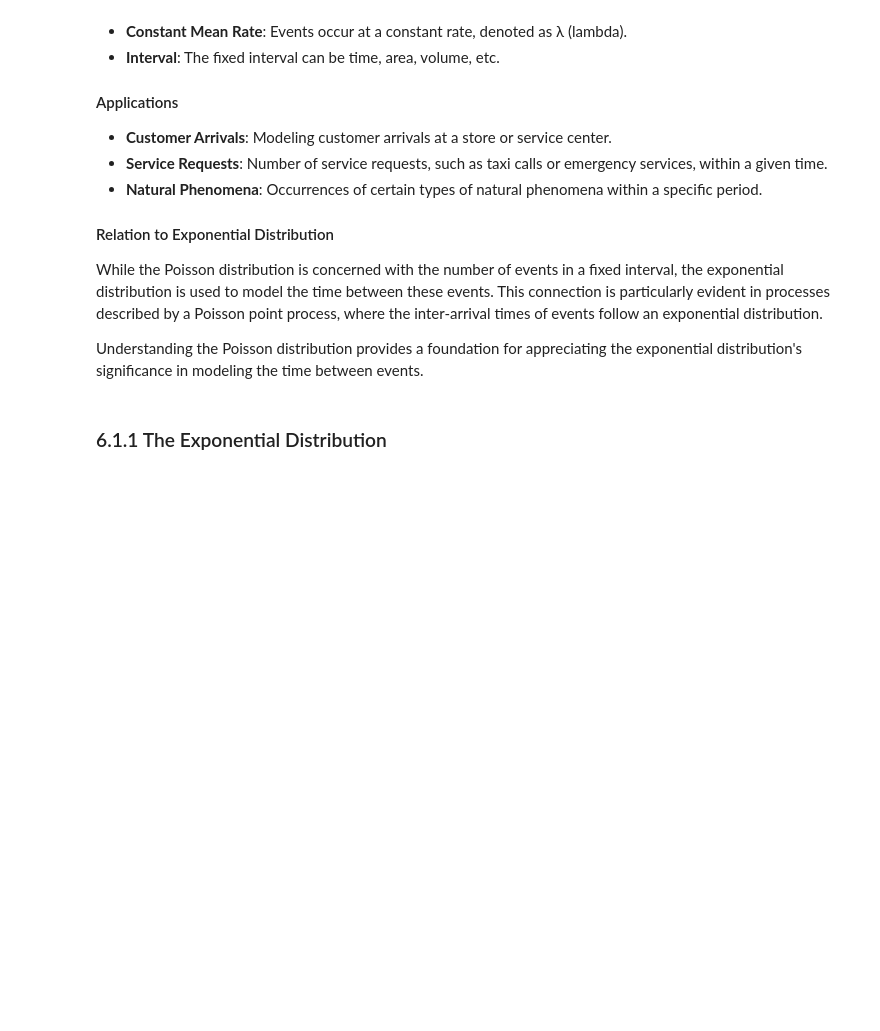
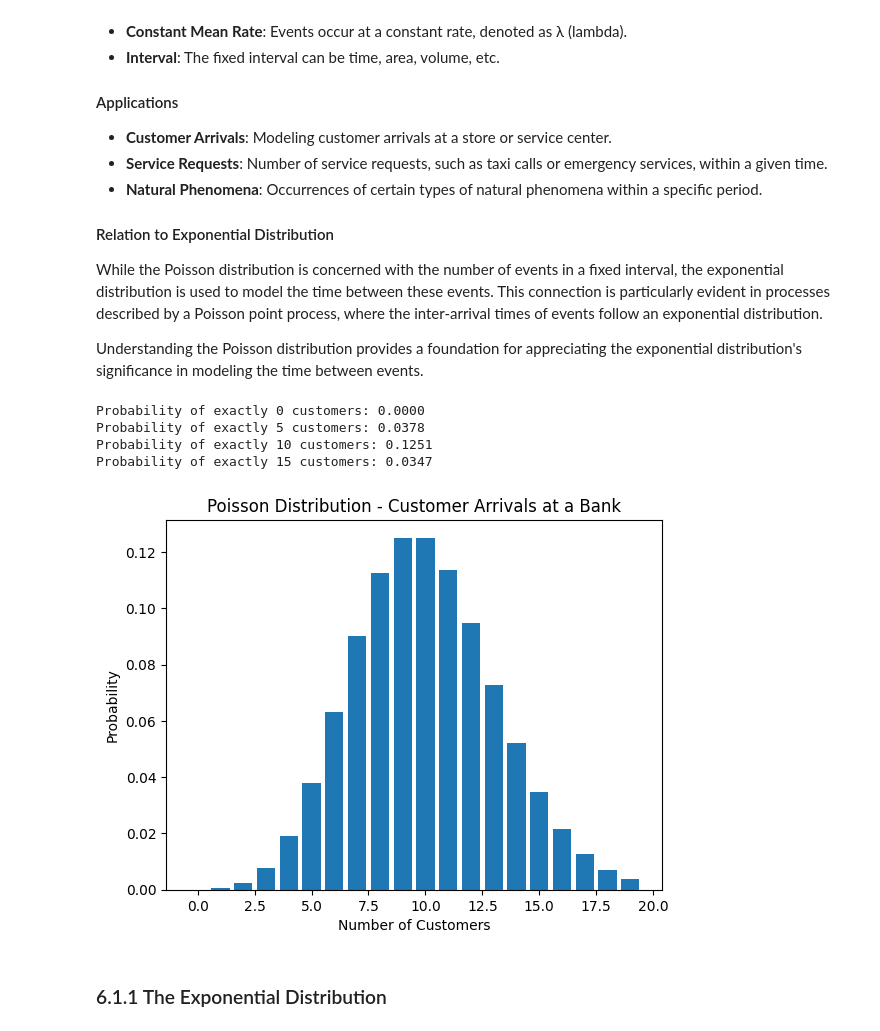
Before and after one commit to DSML-bootcamp/w4-nbs, a Jupyter notebook: D1/Fundamental Statistics for Computer-Based Systems.ipynb, the cells around one changed output. Cells and saved outputs as stored; diff of their text form; code cells hidden in the pictures; blank space fills up the shorter version.

```diff
--- a/D1/Fundamental Statistics for Computer-Based Systems.ipynb
+++ b/D1/Fundamental Statistics for Computer-Based Systems.ipynb
@@ -1809,35 +1828,40 @@ import numpy as np
 from scipy.stats import poisson
 import matplotlib.pyplot as plt
 
 # Scenario: Managing a bank branch
-# Average customer arrivals per hour is 1
-0 (lambda = 10)
+# Average customer arrivals per hour is 10 (lambda = 10)
 lambda_rate = 10
 
 # Calculate probabilities for different numbers of customer arrivals
 # For instance, what's the probability of exactly 0, 5, 10, 15 customers arriving in an hour?
 prob_0 = poisson.pmf(0, lambda_rate)
 prob_5 = poisson.pmf(5, lambda_rate)
 prob_10 = poisson.pmf(10, lambda_rate)
 prob_15 = poisson.pmf(15, lambda_rate)
 
 print(f"Probability of exactly 0 customers: {prob_0:.4f}")
 print(f"Probability of exactly 5 customers: {prob_5:.4f}")
 print(f"Probability of exactly 10 customers: {prob_10:.4f}")
 print(f"Probability of exactly 15 customers: {prob_15:.4f}")
 
 # Visualizing the distribution of customer arrivals
 # Generate a range of possible customer arrival numbers
 k_values = np.arange(0, 20)
 # Calculate probability for each number of arrivals
 pmf_values = poisson.pmf(k_values, lambda_rate)
 
 # Create a bar plot
 plt.bar(k_values, pmf_values)
 plt.title("Poisson Distribution - Customer Arrivals at a Bank")
 plt.xlabel("Number of Customers")
 plt.ylabel("Probability")
 plt.show()
+# %% [output]
+Probability of exactly 0 customers: 0.0000
+Probability of exactly 5 customers: 0.0378
+Probability of exactly 10 customers: 0.1251
+Probability of exactly 15 customers: 0.0347
+[figure, added]
 # %% [markdown]
 ### 6.1.1 The Exponential Distribution
 # %% [markdown]
```
Also changed, not shown: parts of 32 cells of this notebook, 1 other file.
